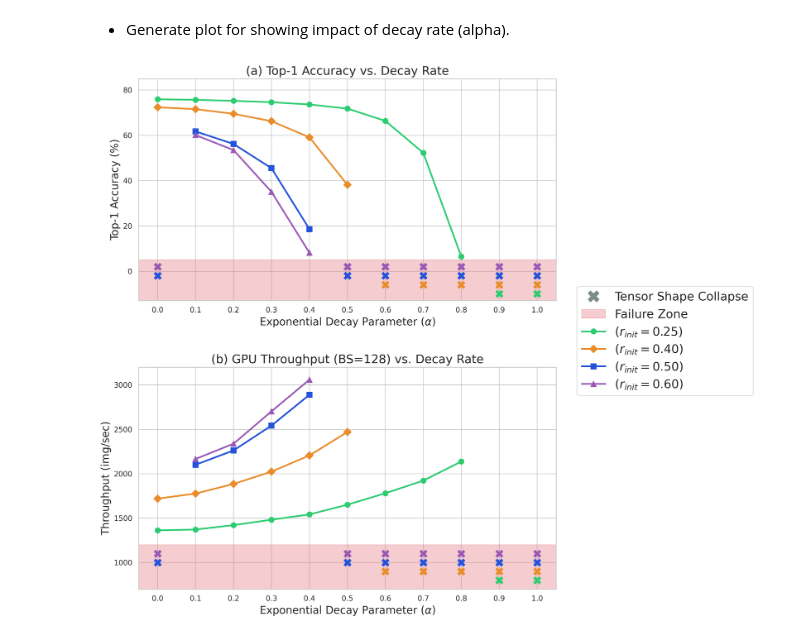
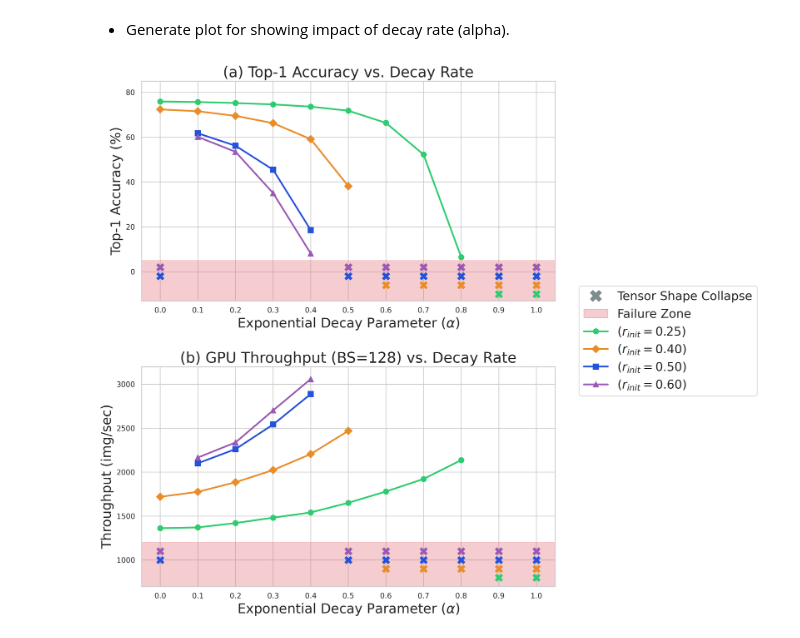
Before and after one commit to junseokm/sret-tome, a Jupyter notebook: plots.ipynb, the cells around one changed output. Cells and saved outputs as stored; diff of their text form; code cells hidden in the pictures.

Commit message:
Update plots

```diff
--- a/plots.ipynb
+++ b/plots.ipynb
@@ -312,9 +312,9 @@ plt.close(fig)
 # %%
 sns.set_theme(style="whitegrid", palette="muted")
 plt.rcParams.update({
-    'font.size': 14,
-    'axes.labelsize': 16,
-    'axes.titlesize': 18,
+    'font.size': 18,
+    'axes.labelsize': 20,
+    'axes.titlesize': 22,
     'legend.fontsize': 18,
     'figure.dpi': 300,
     'lines.linewidth': 2.5
@@ -388,31 +388,31 @@ for i, a in enumerate(alphas):
     if status_r40[i] == 'FAILED': ax2.scatter(a, 900, color='#e98d2b', marker='X', s=150, edgecolor='black', linewidth=0, zorder=4)
     if status_r50[i] == 'FAILED': ax2.scatter(a, 1000, color='#2552da', marker='X', s=150, edgecolor='black', linewidth=0, zorder=4)
     if status_r60[i] == 'FAILED': ax2.scatter(a, 1100, color='#9b59b6', marker='X', s=150, edgecolor='black', linewidth=0, zorder=4)
 
 ax2.set_title('(b) GPU Throughput (BS=128) vs. Decay Rate')
 ax2.set_xlabel('Exponential Decay Parameter ($\\alpha$)')
 ax2.set_ylabel('Throughput (img/sec)')
 ax2.set_xticks(alphas)
 ax2.set_xlim(-0.05, 1.05)
 ax2.set_ylim(700, 3200)
 
 handles, labels = ax1.get_legend_handles_labels()
 failure_marker = Line2D([0], [0], marker='X', color='w', markerfacecolor='#7f8c8d', markeredgecolor='black', markersize=18, markeredgewidth=0, label='Tensor Shape Collapse')
 
 handles.insert(0, failure_marker)
 labels.insert(0, 'Tensor Shape Collapse')
 
 unique_handles, unique_labels = [], []
 for h, l in zip(handles, labels):
     if l not in unique_labels:
         unique_handles.append(h)
         unique_labels.append(l)
 
 fig.legend(unique_handles, unique_labels, loc='center left', bbox_to_anchor=(1.01, 0.5))
 fig.tight_layout()
 plt.subplots_adjust(hspace=0.3)
 fig.savefig('plots/decay_rate.pdf', bbox_inches='tight')
 plt.show()
 plt.close(fig)
 # %% [output]
-[figure, old version]
+[figure, new version]
```
Also changed, not shown: 1 other file.
